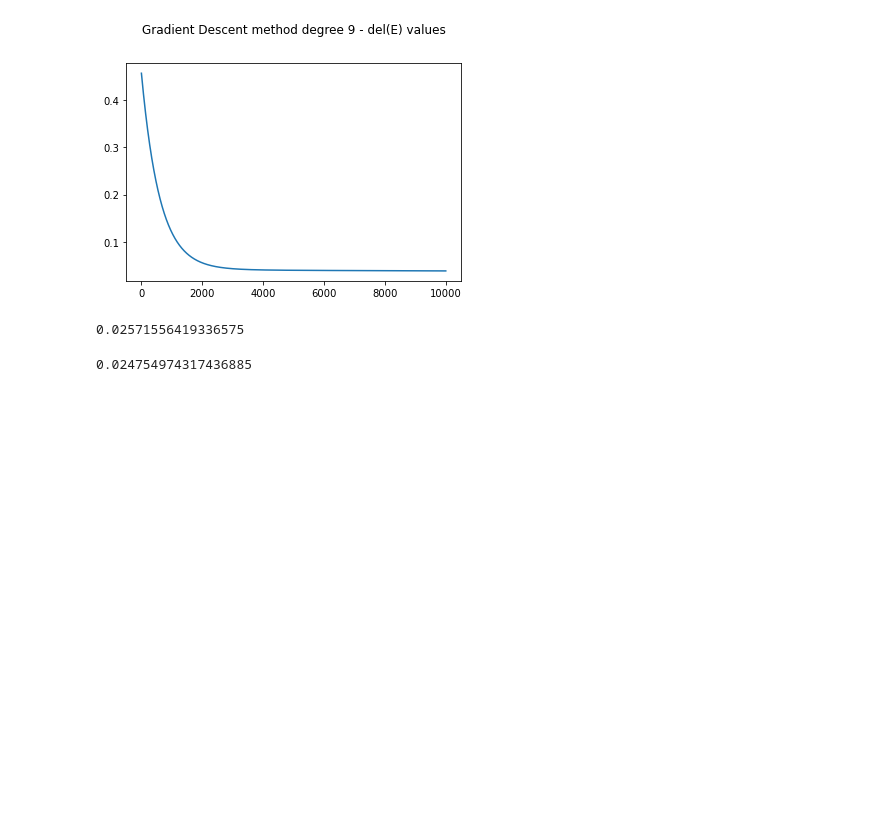
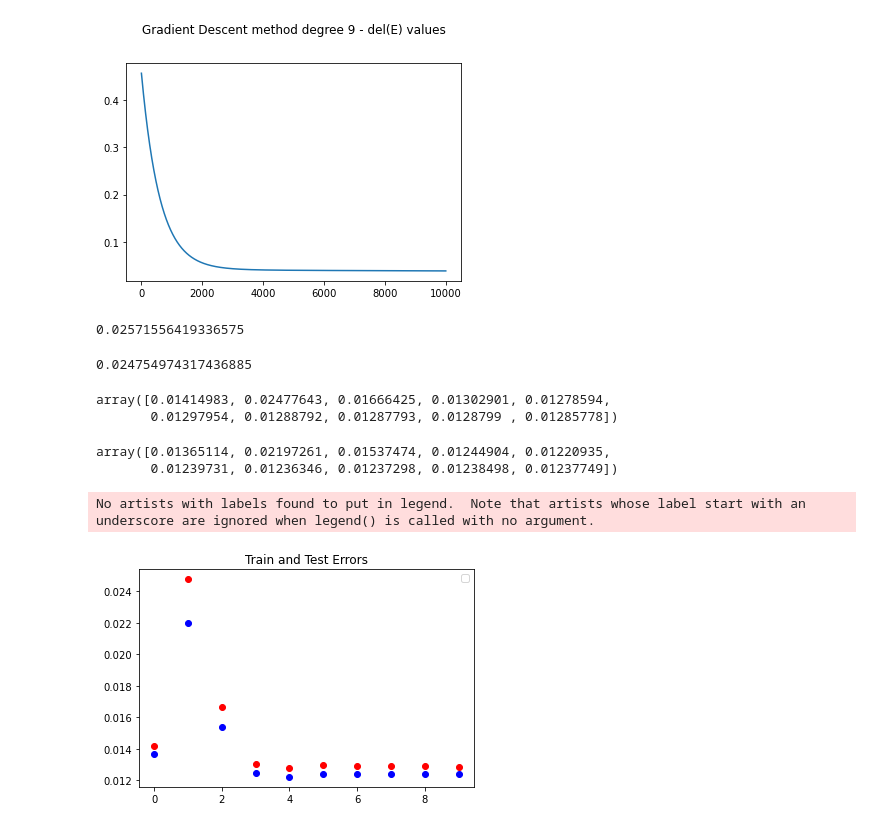
Before and after one commit to AmoghMoses/CS-F320-Assignment-1, a Jupyter notebook: Assignment1B a-Copy2.ipynb, the cells around one changed output. Saved outputs shown, nothing was run; the diff lists cells and outputs as text; code cells hidden in the pictures; blank space fills up the shorter version.

```diff
--- a/Assignment1B a-Copy2.ipynb
+++ b/Assignment1B a-Copy2.ipynb
@@ -1154,6 +1154,29 @@ TestErr = np.append(TestErr,testError/(np.shape(testXVal)[0]*2))
 testError/np.shape(testXVal)[0]
 # %% [output]
 0.024754974317436885
+# %%
+for i in range(10):
+    print()
+# %% [output]
+array([0.01414983, 0.02477643, 0.01666425, 0.01302901, 0.01278594,
+       0.01297954, 0.01288792, 0.01287793, 0.0128799 , 0.01285778])
+# %%
+TestErr
+# %% [output]
+array([0.01365114, 0.02197261, 0.01537474, 0.01244904, 0.01220935,
+       0.01239731, 0.01236346, 0.01237298, 0.01238498, 0.01237749])
+# %%
+X = np.array([_ for _  in range(10)])
+fig,ax = plt.subplots()
+# ax.plot(TrainErr[1:-1])
+ax.scatter(X, TrainErr, c = 'r')
+ax.scatter(X, TestErr, c = 'b')
+plt.title("Train and Test Errors", y = 1)
+plt.legend()
+plt.show() # the number of iterations are maxed out in the end,
+# %% [output]
+No artists with labels found to put in legend.  Note that artists whose label start with an underscore are ignored when legend() is called with no argument.
+[figure, added]
 # %%
 k = np.random.randint(low = 0, high = np.shape(valX)[0])
 k
```
Also changed, not shown: parts of 3 cells of this notebook.
